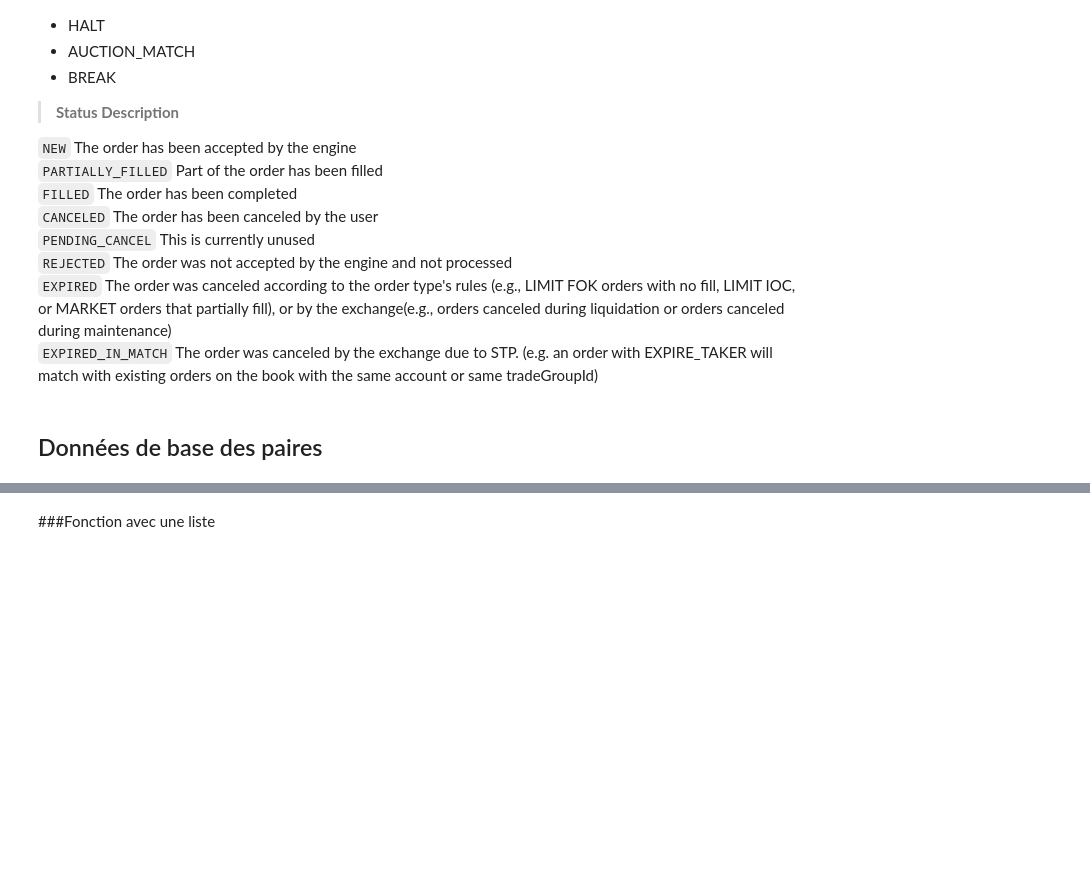
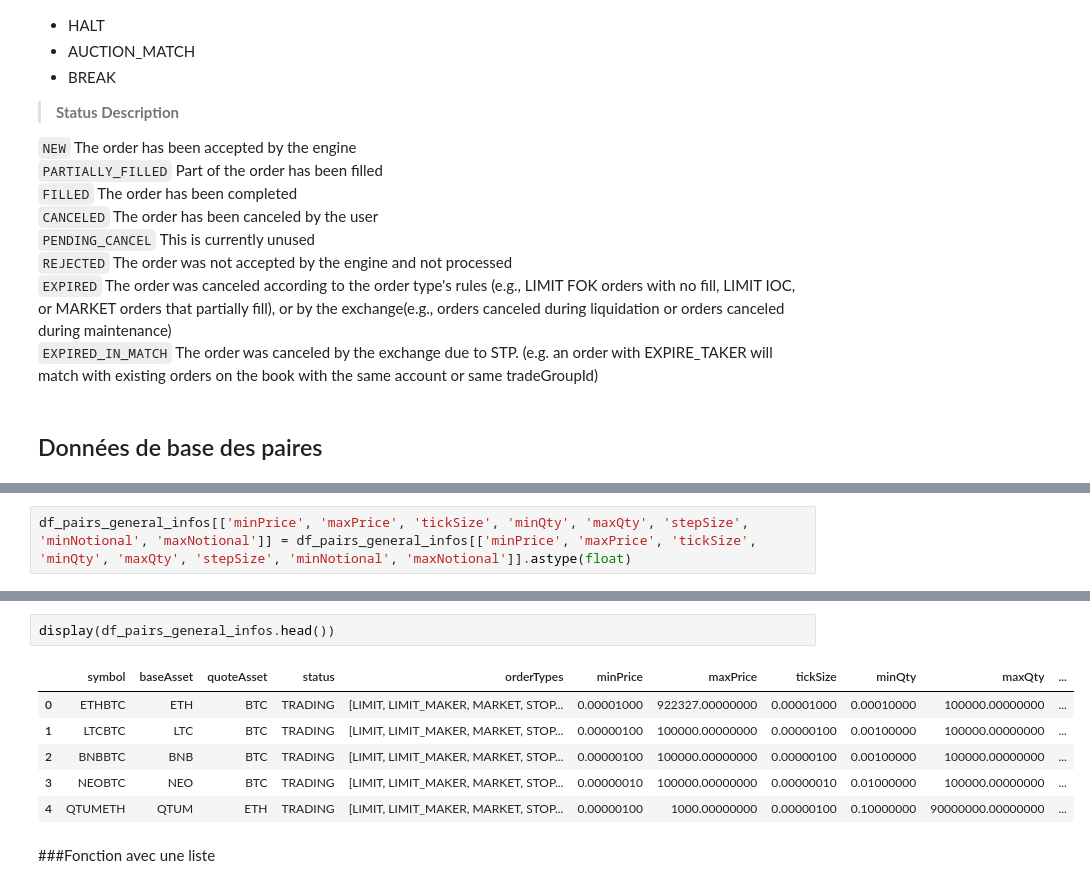
Before and after one commit to choup67/DST_OPA, a Jupyter notebook: OPA.ipynb, the cells around one changed output, grey strips where cells are left out. Drawn from its saved outputs; the diff is of its cells as text; blank space fills up the shorter version.

```diff
--- a/OPA.ipynb
+++ b/OPA.ipynb
@@ -73,0 +89,2 @@ print(info)
+# %%
+df_pairs_general_infos[['minPrice', 'maxPrice', 'tickSize', 'minQty', 'maxQty', 'stepSize', 'minNotional', 'maxNotional']] = df_pairs_general_infos[['minPrice', 'maxPrice', 'tickSize', 'minQty', 'maxQty', 'stepSize', 'minNotional', 'maxNotional']].astype(float)
@@ -74,3 +107,12 @@ print(info)
+# %%
+display(df_pairs_general_infos.head())
+# %% [output]
+|  | symbol | baseAsset | quoteAsset | status | orderTypes | minPrice | maxPrice | tickSize | minQty | maxQty | ... |
+| 0 | ETHBTC | ETH | BTC | TRADING | [LIMIT, LIMIT_MAKER, MARKET, STOP... | 0.00001000 | 922327.00000000 | 0.00001000 | 0.00010000 | 100000.00000000 | ... |
+| 1 | LTCBTC | LTC | BTC | TRADING | [LIMIT, LIMIT_MAKER, MARKET, STOP... | 0.00000100 | 100000.00000000 | 0.00000100 | 0.00100000 | 100000.00000000 | ... |
+| 2 | BNBBTC | BNB | BTC | TRADING | [LIMIT, LIMIT_MAKER, MARKET, STOP... | 0.00000100 | 100000.00000000 | 0.00000100 | 0.00100000 | 100000.00000000 | ... |
+| 3 | NEOBTC | NEO | BTC | TRADING | [LIMIT, LIMIT_MAKER, MARKET, STOP... | 0.00000010 | 100000.00000000 | 0.00000010 | 0.01000000 | 100000.00000000 | ... |
+| 4 | QTUMETH | QTUM | ETH | TRADING | [LIMIT, LIMIT_MAKER, MARKET, STOP... | 0.00000100 | 1000.00000000 | 0.00000100 | 0.10000000 | 90000000.00000000 | ... |
 # %% [markdown]
 ###Fonction avec une liste
 # %%
```
Also changed, not shown: parts of 3 cells of this notebook.
